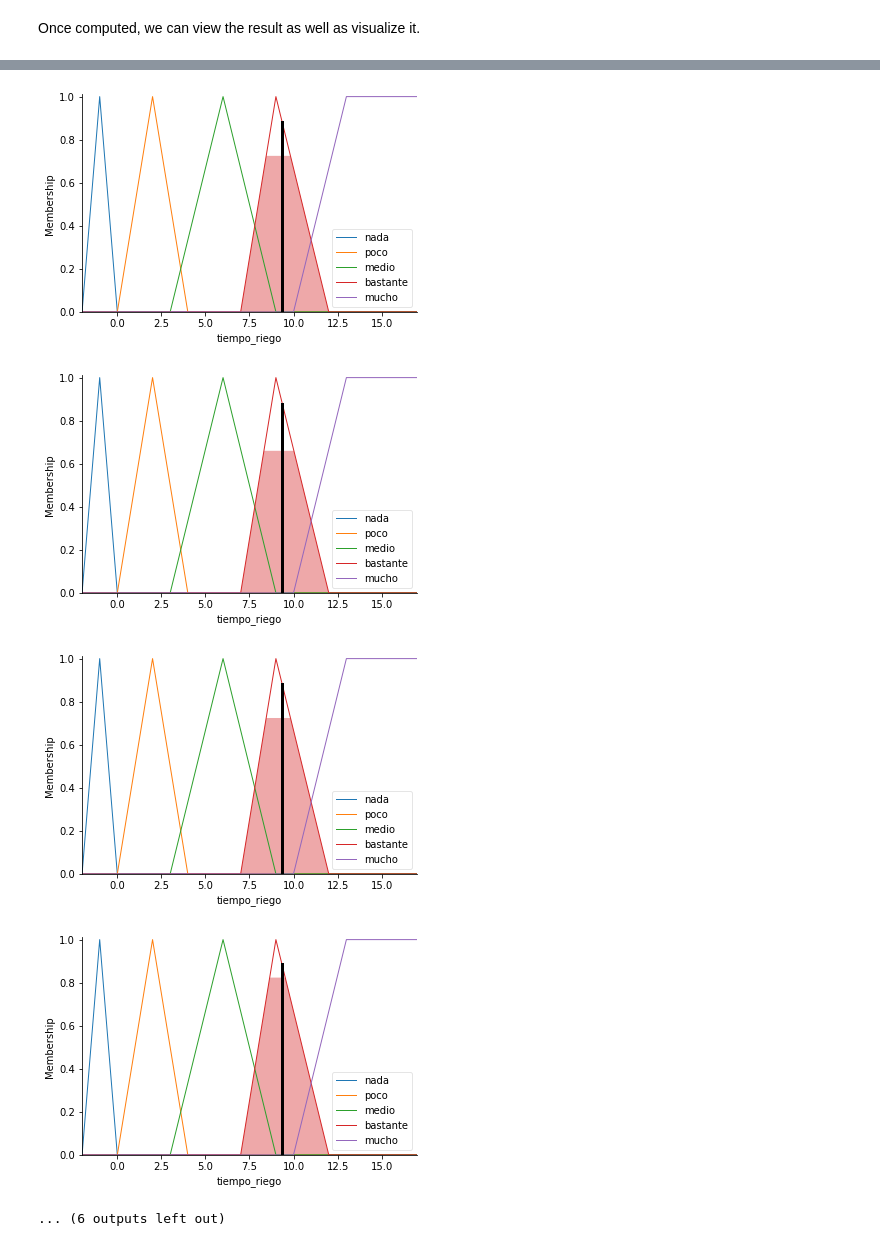
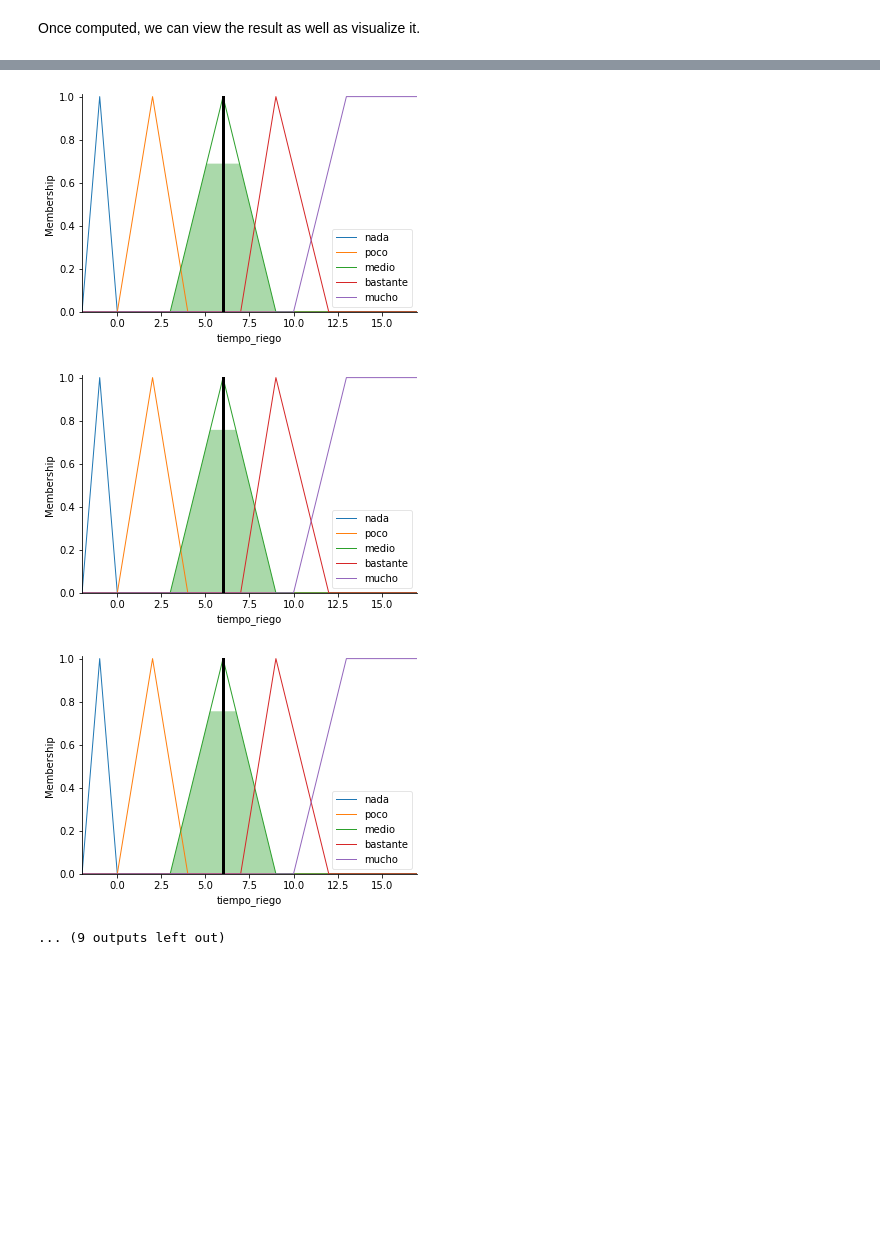
Before and after one commit to jorgeortizc06/smartnature, a Jupyter notebook: fuzzy-logic/FuzzyLogic_Irrigation_1variable.ipynb, the cells around one changed output, grey strips where cells are left out. Cells and saved outputs as stored; diff of their text form; code cells hidden in the pictures; blank space fills up the shorter version.

Commit message:
add historial de riego por horas

```diff
--- a/fuzzy-logic/FuzzyLogic_Irrigation_1variable.ipynb
+++ b/fuzzy-logic/FuzzyLogic_Irrigation_1variable.ipynb
@@ -67,7 +67,7 @@ We can now simulate our control system by simply specifying the inputs and calli
 # %%
 # Pass inputs to the ControlSystem using Antecedent labels with Pythonic API
 # Note: if you like passing many inputs all at once, use .inputs(dict_of_data)
-tipping.input['humedad_suelo'] = 455.22
+tipping.input['humedad_suelo'] = 150
 
 # Crunch the numbers
 tipping.compute()
@@ -82,7 +82,7 @@ tiempo_riego.view(sim=tipping)
 # %%
 from gestion_riego.models import HistorialRiego
 # %%
-historial = HistorialRiego.objects.filter(codigo_sensor = 4)
+historial = HistorialRiego.objects.filter(codigo_sensor = 5)
 for h in historial:
 
     try:
@@ -136,5 +140,4 @@ Humedad de Suelo:  563.83 Tiempo de Riego:  6.000000000000002
-[figure, old version]
+[figure, new version]
-[figure, old version]
+[figure, new version]
-[figure, old version]
+[figure, new version]
-[figure, removed]
-... (6 outputs left out)
+... (9 outputs left out)
```
Also changed, not shown: parts of 3 cells of this notebook, 3 other files.
